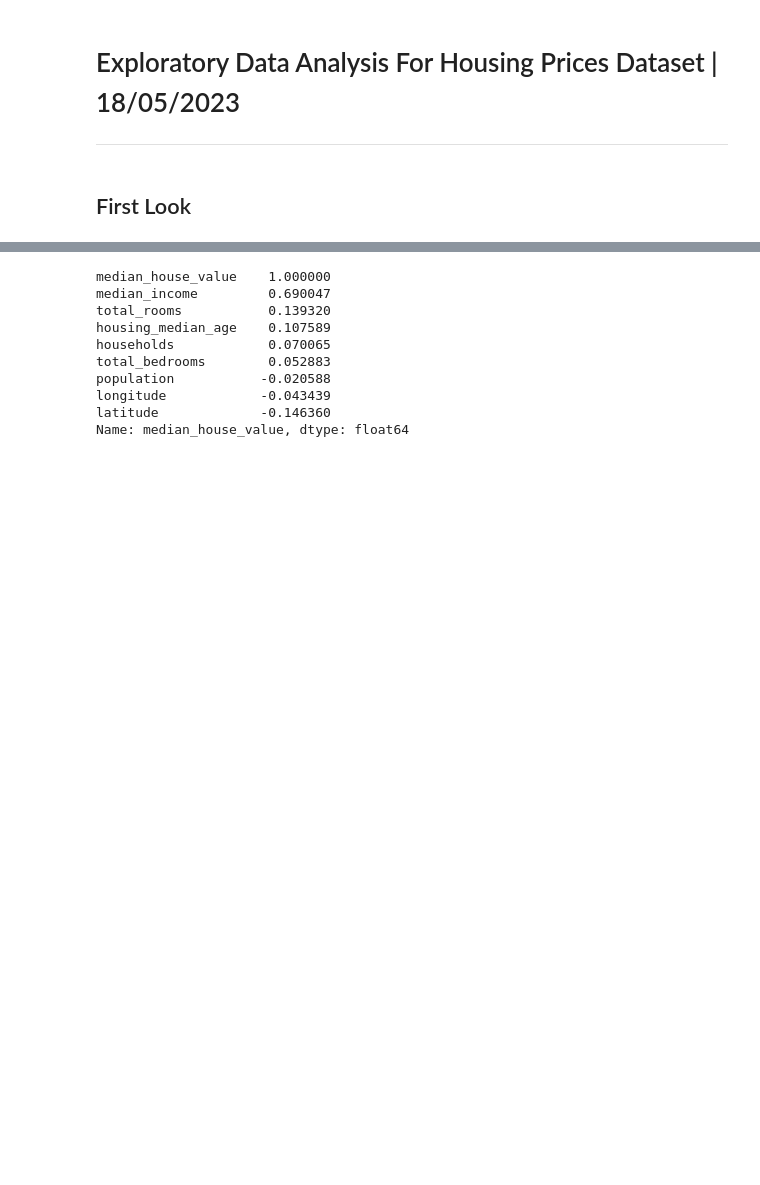
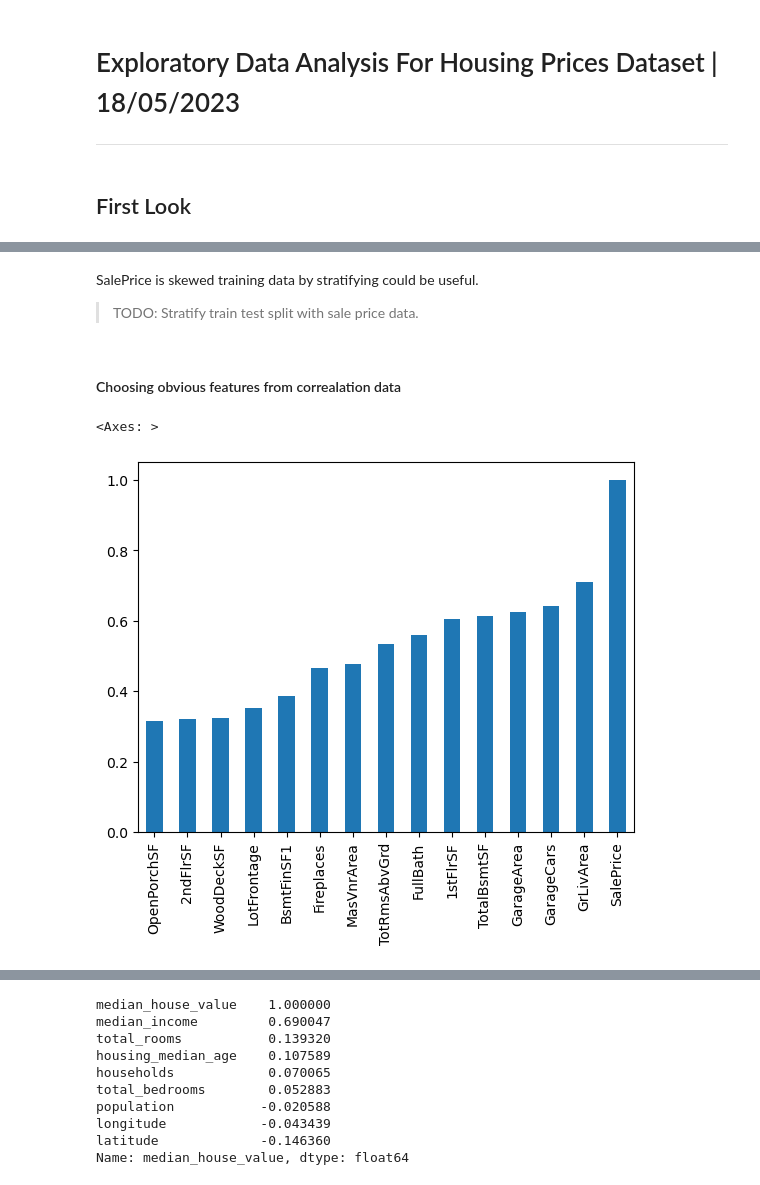
Before and after one commit to hanzale/kaggle_home_prices, a Jupyter notebook: notebooks/1.0-ak-eda.ipynb, the cells around one changed output, grey strips where cells are left out. Cells and saved outputs as stored; diff of their text form; code cells hidden in the pictures; blank space fills up the shorter version.

```diff
--- a/notebooks/1.0-ak-eda.ipynb
+++ b/notebooks/1.0-ak-eda.ipynb
@@ -119,0 +227,11 @@ X_train.plot(kind='scatter', grid=True, colormap='jet', colorbar=True, sharex=Fa
+# %% [markdown]
+SalePrice is skewed training data by stratifying could be useful.
+> TODO: Stratify train test split with sale price data.
+# %% [markdown]
+#### Choosing obvious features from correalation data
+# %%
+numeric_correlation = numeric_data.corrwith(numeric_data.SalePrice, numeric_only=True)
+numeric_correlation[abs(numeric_correlation)>0.3].sort_values().plot.bar()
+# %% [output]
+<Axes: >
+[figure, added]
```
Also changed, not shown: parts of 51 cells of this notebook, 26 other files.
